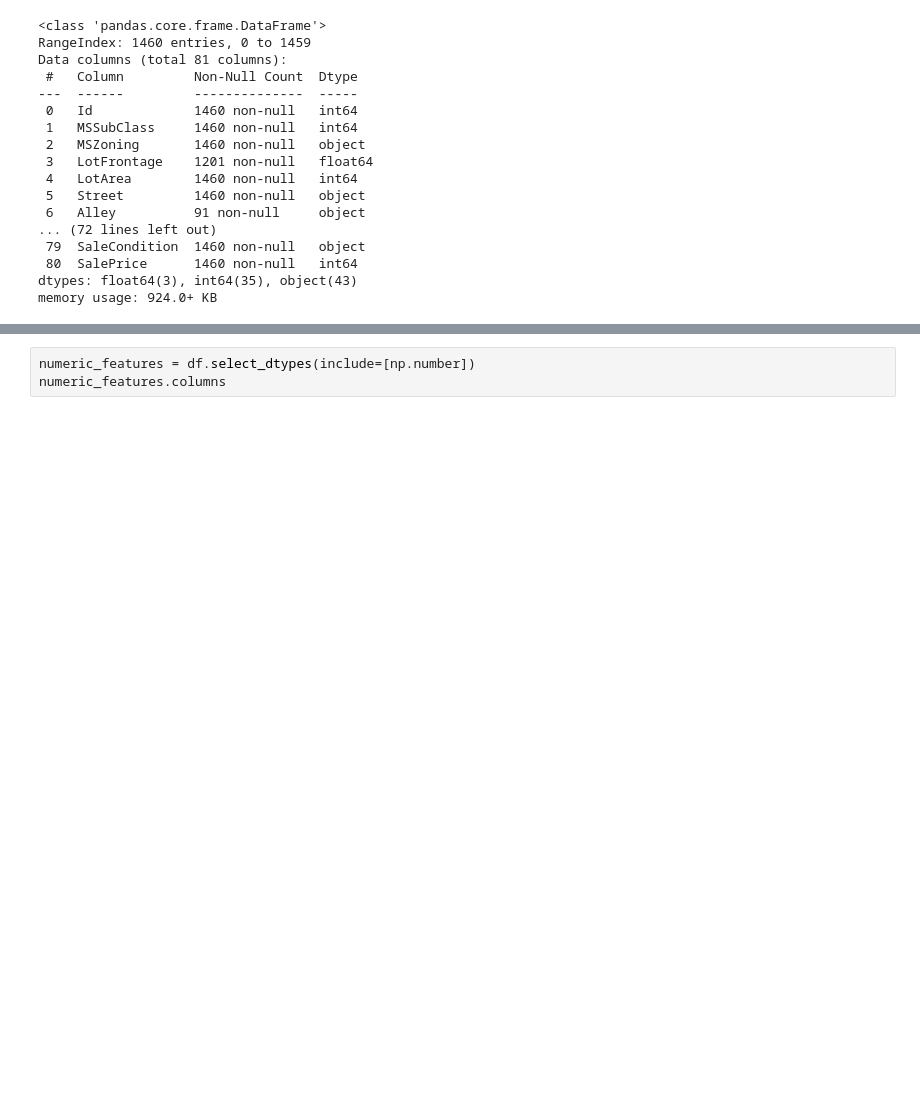
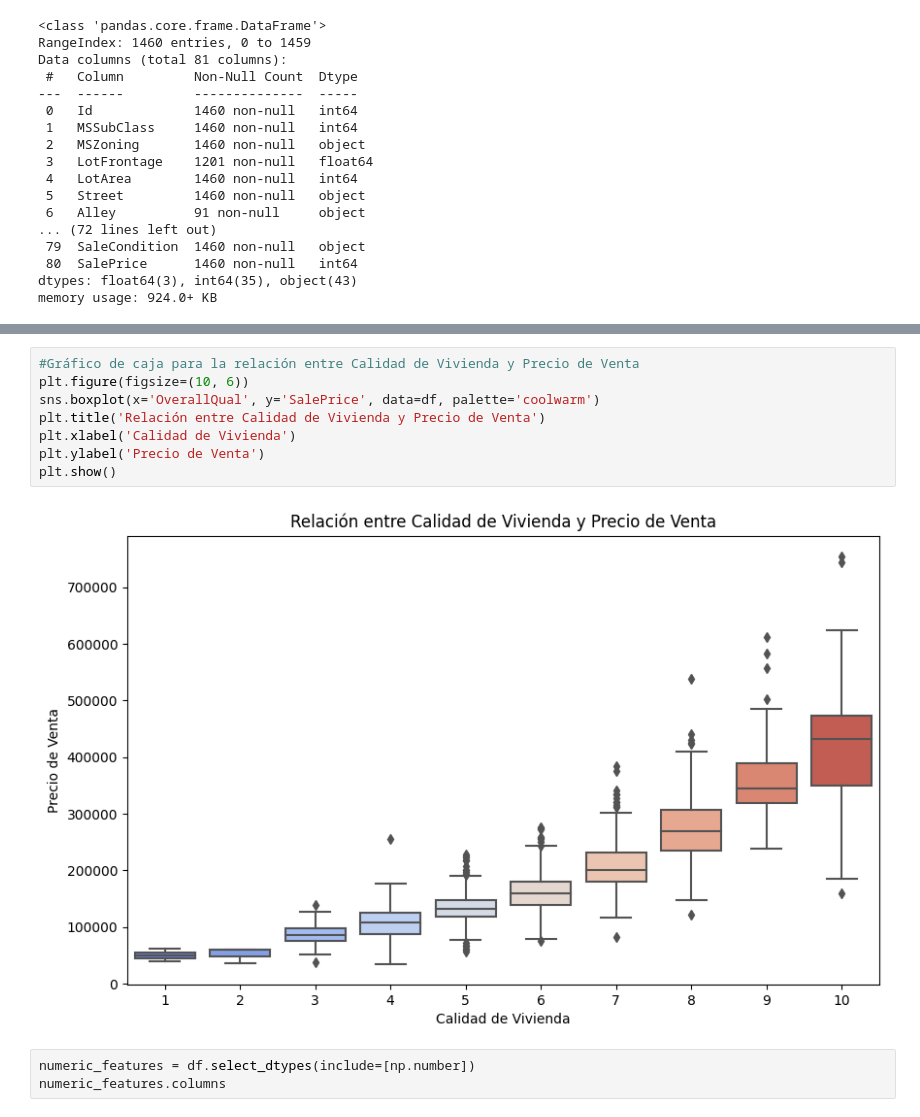
Before and after one commit to FerEsq/DM-House-Sale-Price-Predictor, a Jupyter notebook: Model.ipynb, the cells around one changed output, grey strips where cells are left out. Cells and saved outputs as stored; diff of their text form; blank space fills up the shorter version.

```diff
--- a/Model.ipynb
+++ b/Model.ipynb
@@ -52,3 +136,13 @@ memory usage: 924.0+ KB
+# %%
+#Gráfico de caja para la relación entre Calidad de Vivienda y Precio de Venta
+plt.figure(figsize=(10, 6))
+sns.boxplot(x='OverallQual', y='SalePrice', data=df, palette='coolwarm')
+plt.title('Relación entre Calidad de Vivienda y Precio de Venta')
+plt.xlabel('Calidad de Vivienda')
+plt.ylabel('Precio de Venta')
+plt.show()
+# %% [output]
+[figure, added]
 # %%
 numeric_features = df.select_dtypes(include=[np.number])
 numeric_features.columns
```
Also changed, not shown: parts of 7 cells of this notebook.
